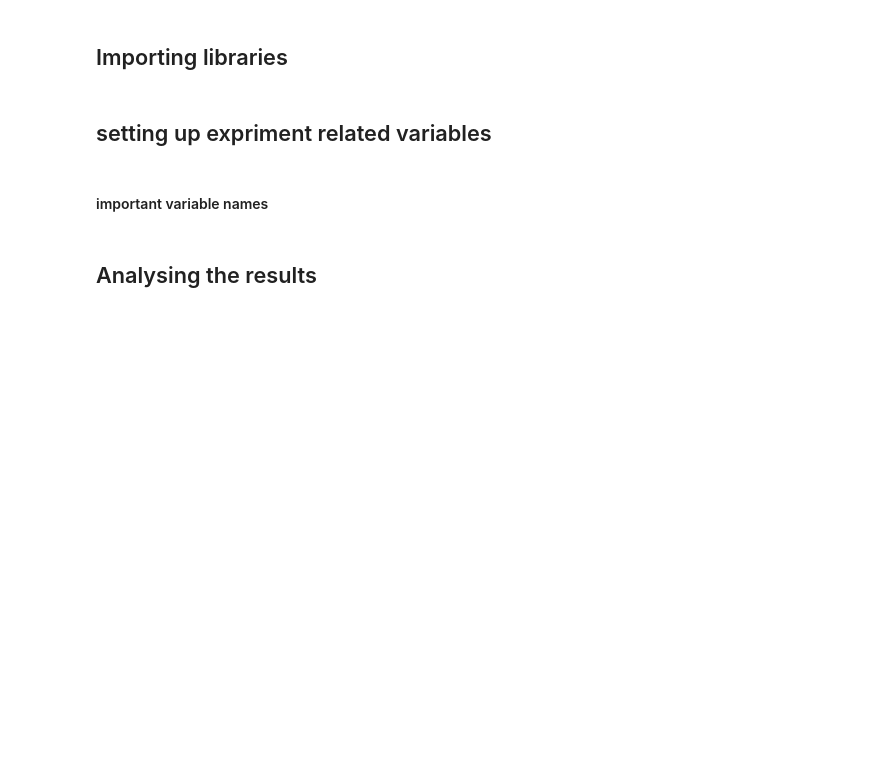
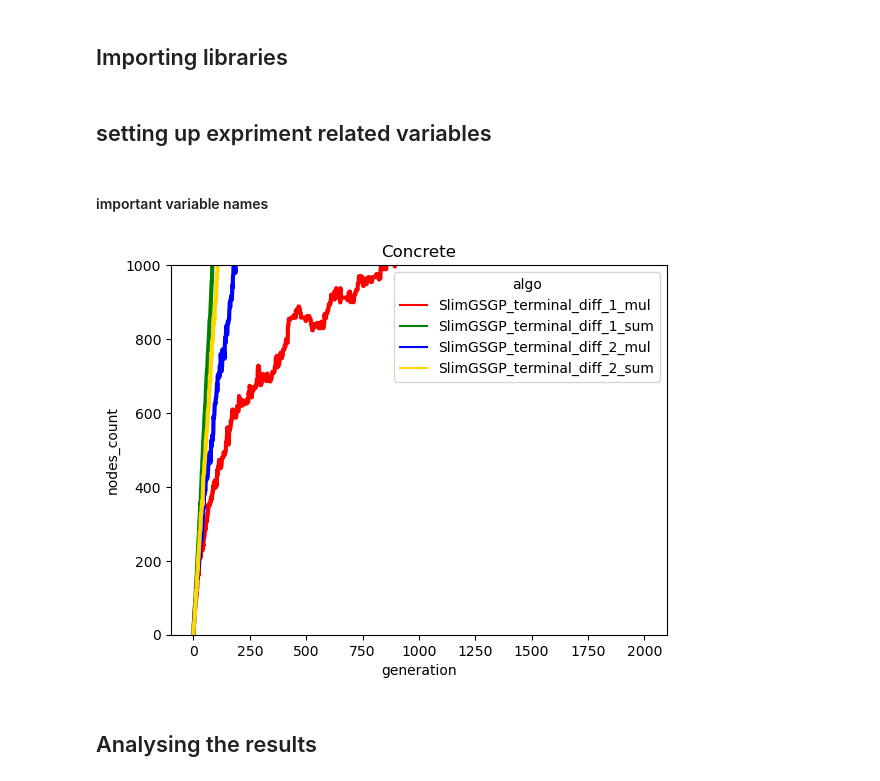
Before and after one commit to Rizzolioli/SlimShady, a Jupyter notebook: utils/results_analyser.ipynb, the cells around one changed output. Drawn from its saved outputs; the diff is of its cells as text; code cells hidden in the pictures; blank space fills up the shorter version.

```diff
--- a/utils/results_analyser.ipynb
+++ b/utils/results_analyser.ipynb
@@ -11,5 +11,10 @@ import pandas as pd
 columns = ["algo", "experiment_id", "dataset", "seed", "generation", "training_fitness", "timing", "pop_node_count"]
 logger_name = "liah_full.csv"
 log_level = 1
+# %%
+show_results(x_var = "generation", y_var="nodes_count", experiment_id="aba54690-f6cd-11ee-8375-badda464056e", logger_name="liah_fixed_concrete.csv",
+             log_level=1, dataset=None)
+# %% [output]
+[figure, added]
 # %% [markdown]
 ## Analysing the results
```
Also changed, not shown: parts of 6 cells of this notebook, 12 other files.
